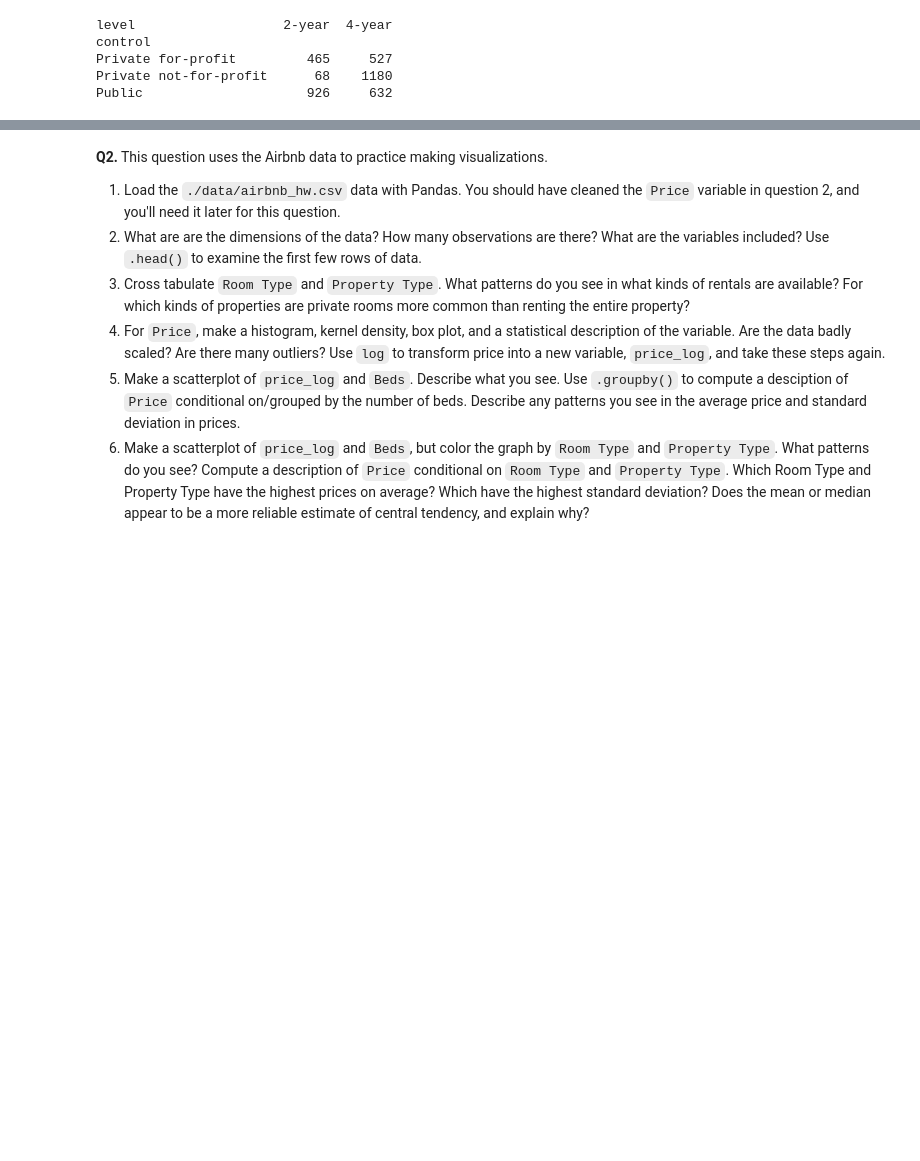
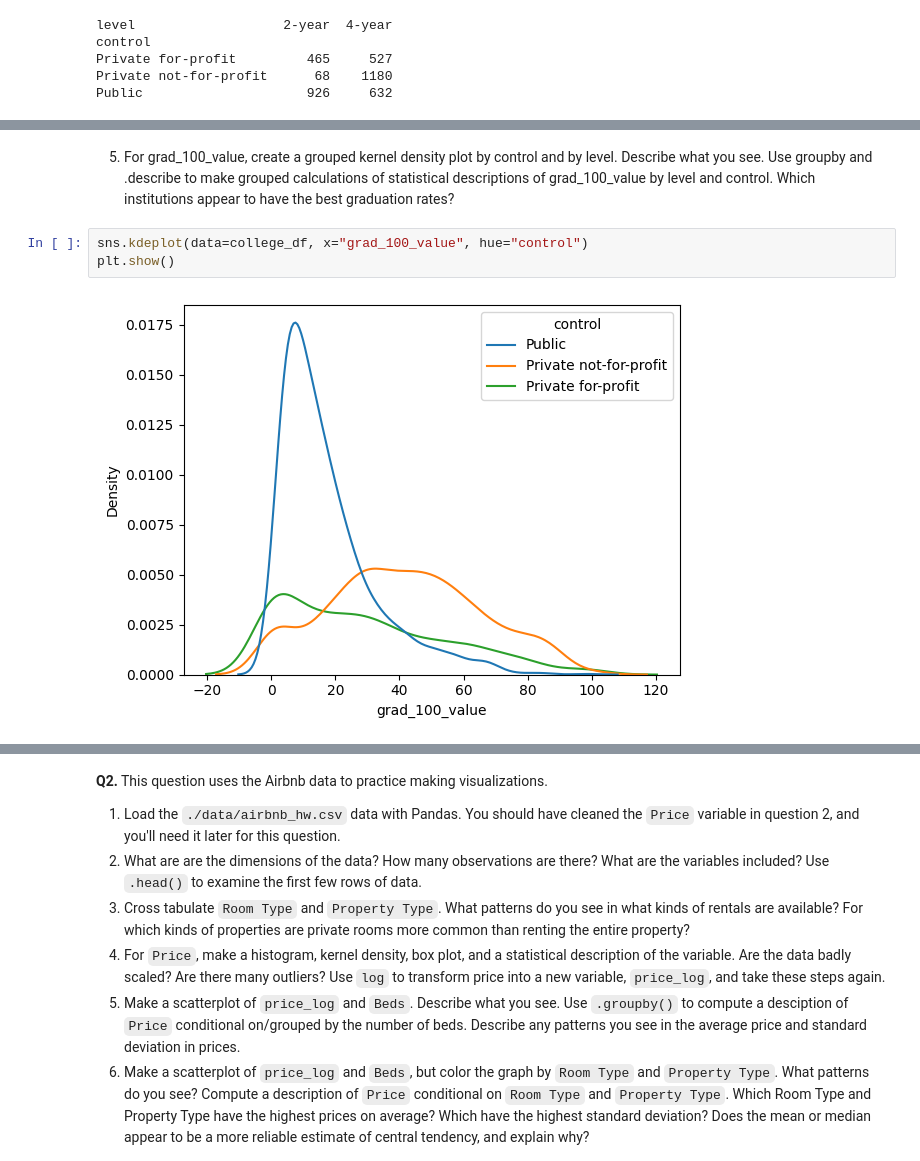
Before and after one commit to l-e13/visualization, a Jupyter notebook: assignment/assignment.ipynb, the cells around one changed output, grey strips where cells are left out. Saved outputs shown, nothing was run; the diff lists cells and outputs as text; blank space fills up the shorter version.

```diff
--- a/assignment/assignment.ipynb
+++ b/assignment/assignment.ipynb
@@ -72,0 +116,7 @@ Public                     926     632
+# %% [markdown]
+5. For grad_100_value, create a grouped kernel density plot by control and by level. Describe what you see. Use groupby and .describe to make grouped calculations of statistical descriptions of grad_100_value by level and control. Which institutions appear to have the best graduation rates?
+# %%
+sns.kdeplot(data=college_df, x="grad_100_value", hue="control")
+plt.show()
+# %% [output]
+[figure, added]
```
Also changed, not shown: parts of 23 cells of this notebook.
